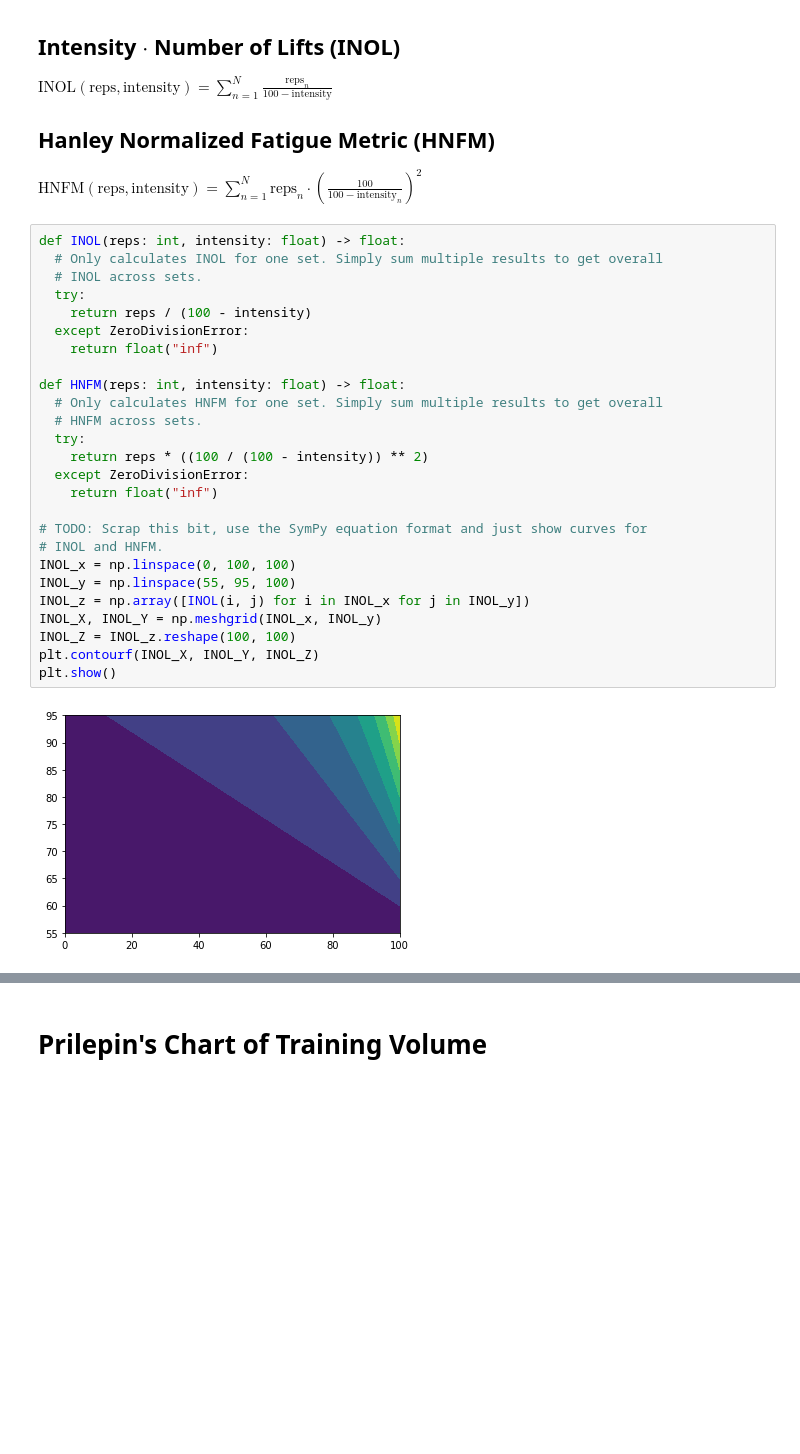
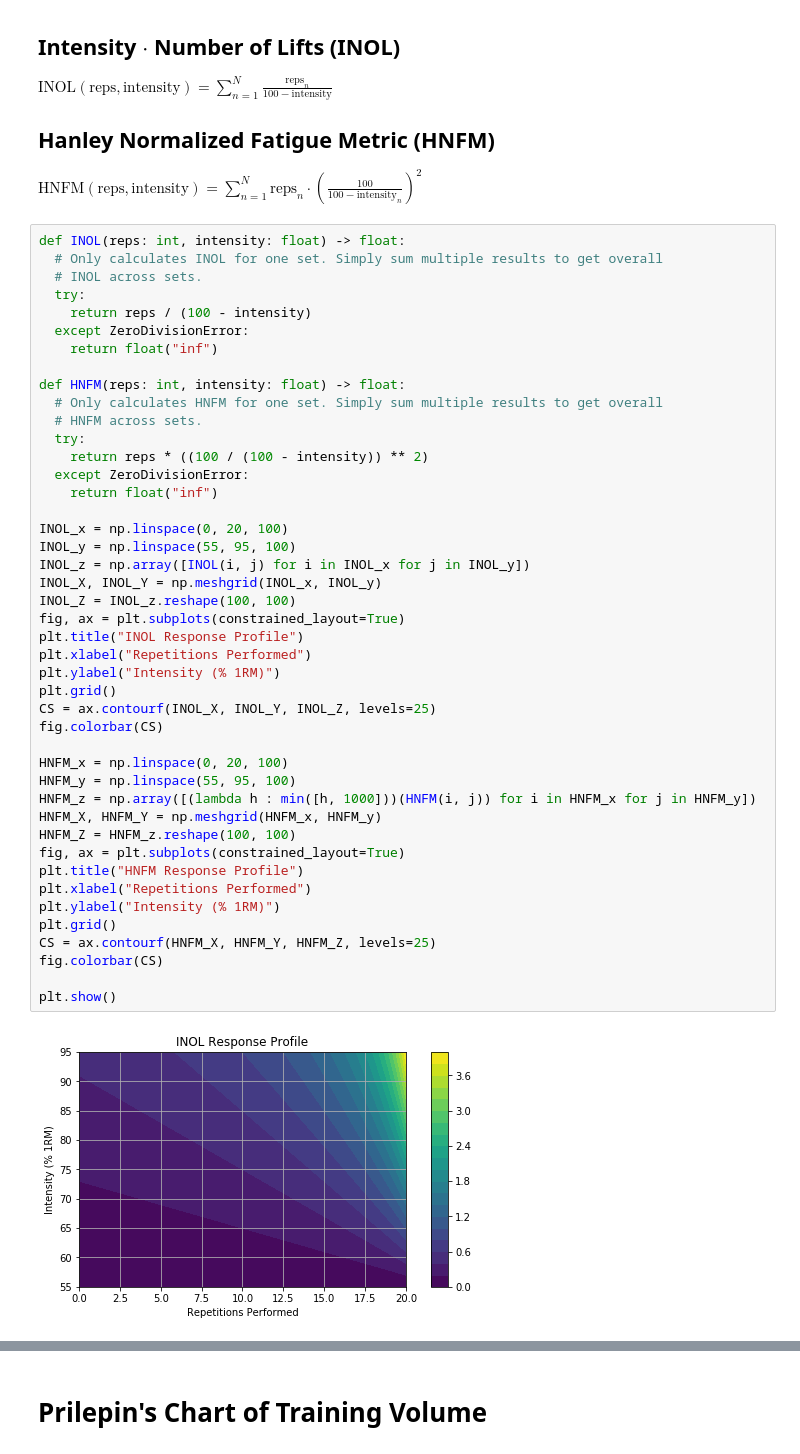
Before and after one commit to hinsley/colabs, a Jupyter notebook: Training_Parameterization.ipynb, the cells around one changed output, grey strips where cells are left out. Cells and saved outputs as stored; diff of their text form; blank space fills up the shorter version.

Commit message:
Add INOL vs HNFM contour plots

```diff
--- a/Training_Parameterization.ipynb
+++ b/Training_Parameterization.ipynb
@@ -338,28 +338,46 @@ $\text{HNFM}(\text{reps}, \text{intensity}) = \sum_{n=1}^N \text{reps}_n \cdot \
 # %%
 def INOL(reps: int, intensity: float) -> float:
   # Only calculates INOL for one set. Simply sum multiple results to get overall
   # INOL across sets.
   try:
     return reps / (100 - intensity)
   except ZeroDivisionError:
     return float("inf")
 
 def HNFM(reps: int, intensity: float) -> float:
   # Only calculates HNFM for one set. Simply sum multiple results to get overall
   # HNFM across sets.
   try:
     return reps * ((100 / (100 - intensity)) ** 2)
   except ZeroDivisionError:
     return float("inf")
 
-# TODO: Scrap this bit, use the SymPy equation format and just show curves for
-# INOL and HNFM.
-INOL_x = np.linspace(0, 100, 100)
+INOL_x = np.linspace(0, 20, 100)
 INOL_y = np.linspace(55, 95, 100)
 INOL_z = np.array([INOL(i, j) for i in INOL_x for j in INOL_y])
 INOL_X, INOL_Y = np.meshgrid(INOL_x, INOL_y)
 INOL_Z = INOL_z.reshape(100, 100)
-plt.contourf(INOL_X, INOL_Y, INOL_Z)
+fig, ax = plt.subplots(constrained_layout=True)
+plt.title("INOL Response Profile")
+plt.xlabel("Repetitions Performed")
+plt.ylabel("Intensity (% 1RM)")
+plt.grid()
+CS = ax.contourf(INOL_X, INOL_Y, INOL_Z, levels=25)
+fig.colorbar(CS)
+
+HNFM_x = np.linspace(0, 20, 100)
+HNFM_y = np.linspace(55, 95, 100)
+HNFM_z = np.array([(lambda h : min([h, 1000]))(HNFM(i, j)) for i in HNFM_x for j in HNFM_y])
+HNFM_X, HNFM_Y = np.meshgrid(HNFM_x, HNFM_y)
+HNFM_Z = HNFM_z.reshape(100, 100)
+fig, ax = plt.subplots(constrained_layout=True)
+plt.title("HNFM Response Profile")
+plt.xlabel("Repetitions Performed")
+plt.ylabel("Intensity (% 1RM)")
+plt.grid()
+CS = ax.contourf(HNFM_X, HNFM_Y, HNFM_Z, levels=25)
+fig.colorbar(CS)
+
 plt.show()
 # %% [output]
-[figure, old version]
+[figure, new version]
```
Also changed, not shown: parts of 1 cell of this notebook.
